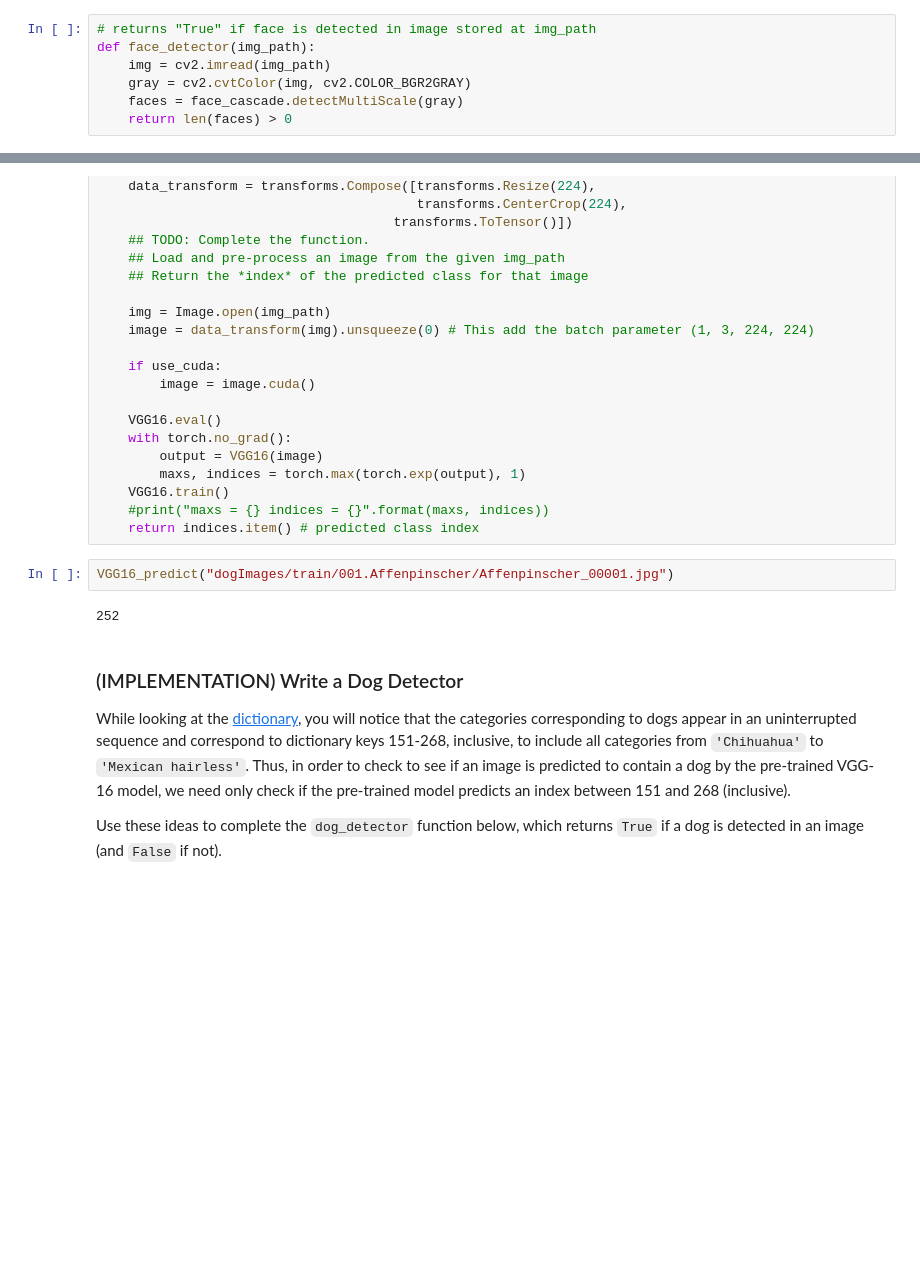
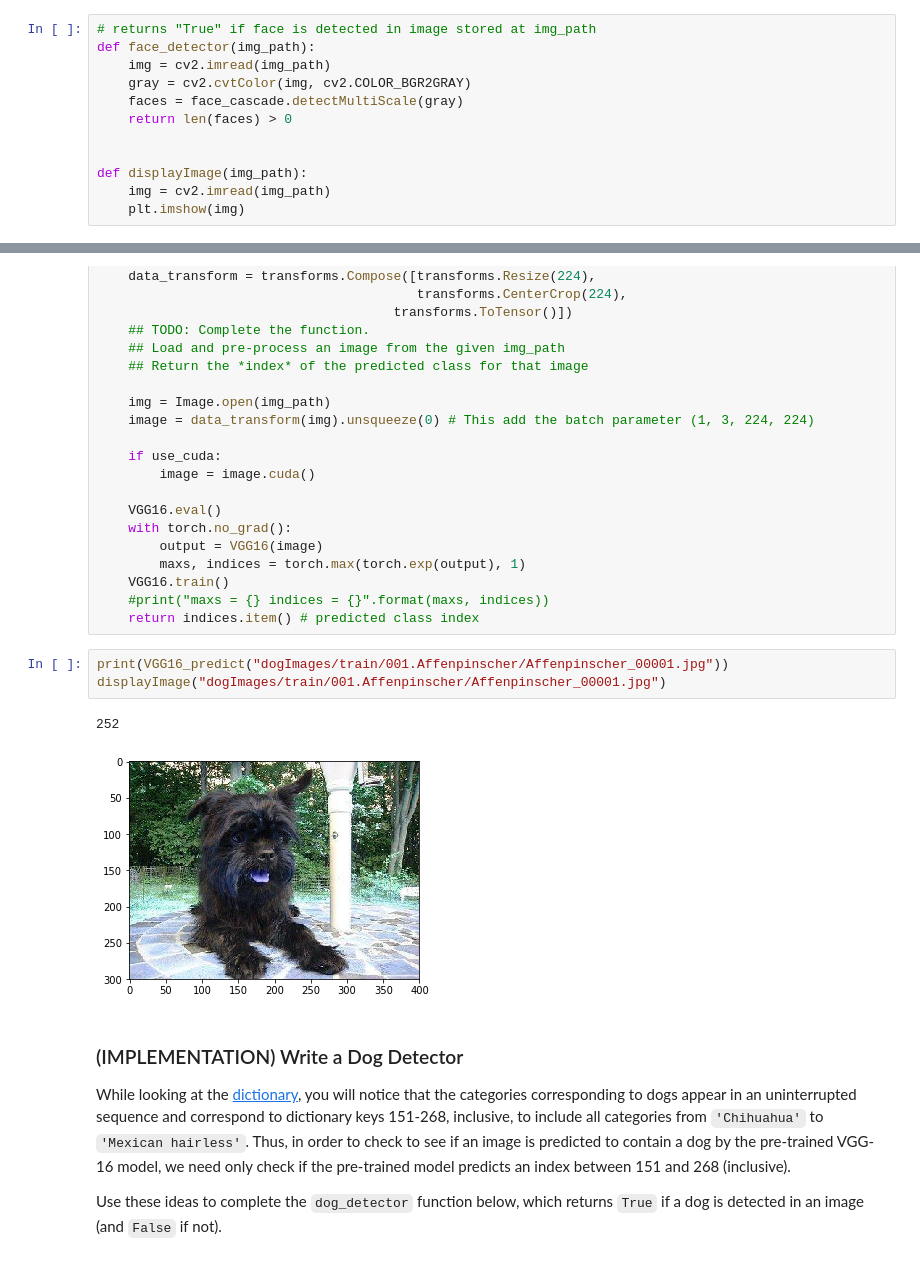
Before and after one commit to Marvinsky/dog_breed_recognition, a Jupyter notebook: dog_app/dog_app.ipynb, the cells around one changed output, grey strips where cells are left out. Saved outputs shown, nothing was run; the diff lists cells and outputs as text; blank space fills up the shorter version.

Commit message:
fix: Display Images in run_app

```diff
--- a/dog_app/dog_app.ipynb
+++ b/dog_app/dog_app.ipynb
@@ -119,6 +119,11 @@ def face_detector(img_path):
     gray = cv2.cvtColor(img, cv2.COLOR_BGR2GRAY)
     faces = face_cascade.detectMultiScale(gray)
     return len(faces) > 0
+
+
+def displayImage(img_path):
+    img = cv2.imread(img_path)
+    plt.imshow(img)
 # %% [markdown]
 ### (IMPLEMENTATION) Assess the Human Face Detector
 
@@ -249,9 +254,11 @@ def VGG16_predict(img_path):
     #print("maxs = {} indices = {}".format(maxs, indices))
     return indices.item() # predicted class index
 # %%
-VGG16_predict("dogImages/train/001.Affenpinscher/Affenpinscher_00001.jpg")
+print(VGG16_predict("dogImages/train/001.Affenpinscher/Affenpinscher_00001.jpg"))
+displayImage("dogImages/train/001.Affenpinscher/Affenpinscher_00001.jpg")
 # %% [output]
 252
+[figure, added]
 # %% [markdown]
 ### (IMPLEMENTATION) Write a Dog Detector
 
```
Also changed, not shown: parts of 4 cells of this notebook.
